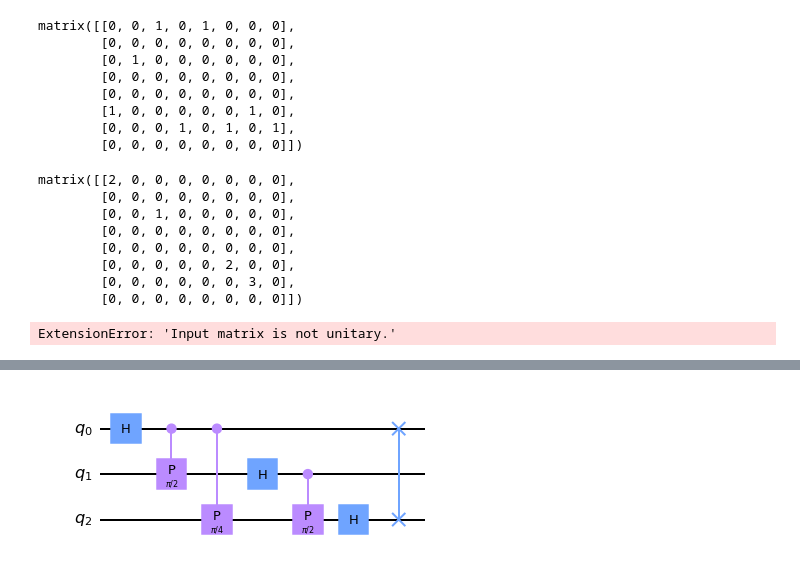
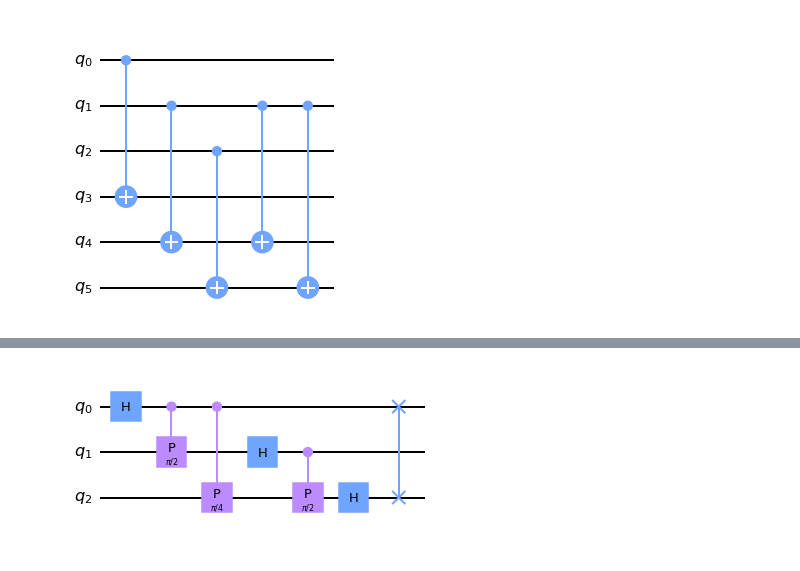
Before and after one commit to Duke-Undergrad-Quantum-Info-Society/house-course-2021-spring, a Jupyter notebook: Lecture9-Demo.ipynb, the cells around one changed output, grey strips where cells are left out. Cells and saved outputs as stored; diff of their text form; code cells hidden in the pictures.

```diff
--- a/Lecture9-Demo.ipynb
+++ b/Lecture9-Demo.ipynb
@@ -80,47 +75,11 @@ To make this store the result in the second register, we just CX all qubits from
-# %%
-matrix = np.matrix([
-    np.array([0, 0, 1, 0, 1, 0, 0, 0]),
-    np.array([0, 0, 0, 0, 0, 0, 0, 0]),
-    np.array([0, 1, 0, 0, 0, 0, 0, 0]),
-    np.array([0, 0, 0, 0, 0, 0, 0, 0]),
-    np.array([0, 0, 0, 0, 0, 0, 0, 0]),
-    np.array([1, 0, 0, 0, 0, 0, 1, 0]),
-    np.array([0, 0, 0, 1, 0, 1, 0, 1]),
-    np.array([0, 0, 0, 0, 0, 0, 0, 0]),
-])
-matrix
-# %% [output]
-matrix([[0, 0, 1, 0, 1, 0, 0, 0],
-        [0, 0, 0, 0, 0, 0, 0, 0],
-        [0, 1, 0, 0, 0, 0, 0, 0],
-        [0, 0, 0, 0, 0, 0, 0, 0],
-        [0, 0, 0, 0, 0, 0, 0, 0],
-        [1, 0, 0, 0, 0, 0, 1, 0],
-        [0, 0, 0, 1, 0, 1, 0, 1],
-        [0, 0, 0, 0, 0, 0, 0, 0]])
-# %%
-matrix @ matrix.getH()
-# %% [output]
-matrix([[2, 0, 0, 0, 0, 0, 0, 0],
-        [0, 0, 0, 0, 0, 0, 0, 0],
-        [0, 0, 1, 0, 0, 0, 0, 0],
-        [0, 0, 0, 0, 0, 0, 0, 0],
-        [0, 0, 0, 0, 0, 0, 0, 0],
-        [0, 0, 0, 0, 0, 2, 0, 0],
-        [0, 0, 0, 0, 0, 0, 3, 0],
-        [0, 0, 0, 0, 0, 0, 0, 0]])
-# %%
-from qiskit import QuantumCircuit, QuantumRegister
-from qiskit.extensions import UnitaryGate
-
-
-
-u = UnitaryGate(matrix, '$U_f$')
-
-qc = QuantumCircuit(3)
-
-qc += u
-
-qc.draw(output='mpl')
-# %% [output]
-ExtensionError: 'Input matrix is not unitary.'
+# %%
+from qiskit import QuantumCircuit
+oracle = QuantumCircuit(6, name="$U_f$")
+for i in range(3):
+    oracle.cx(i, i+3)
+oracle.cx(1, 4)
+oracle.cx(1, 5)
+
+oracle.draw(output='mpl')
+# %% [output]
+[figure, added]
```
Also changed, not shown: parts of 27 cells of this notebook, 3 other files.
